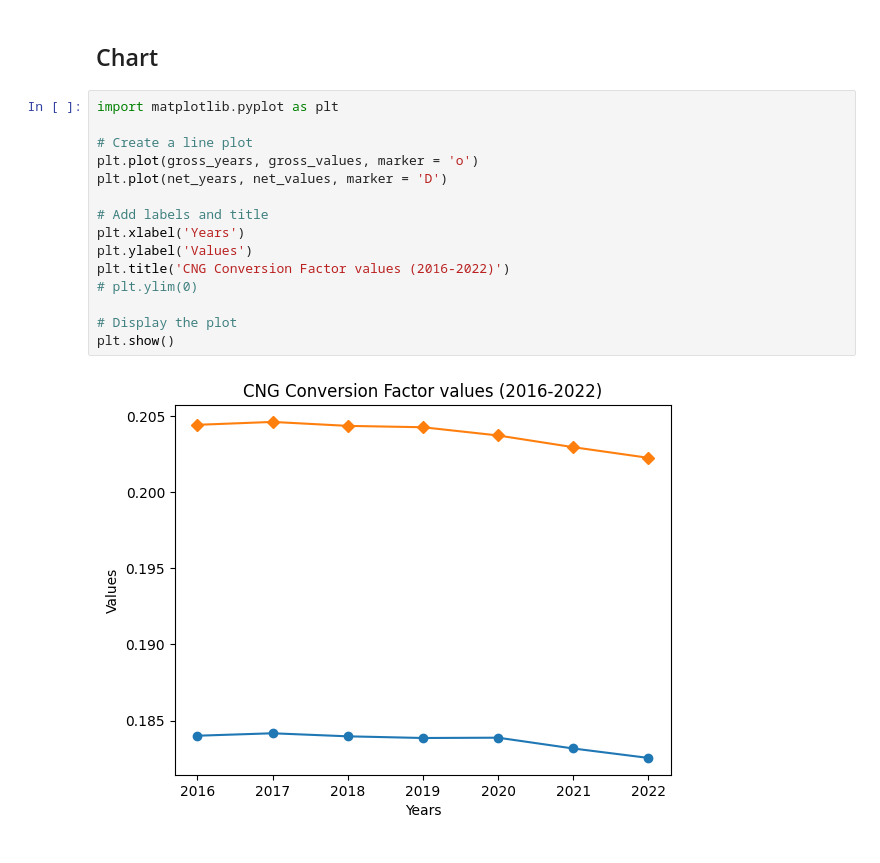
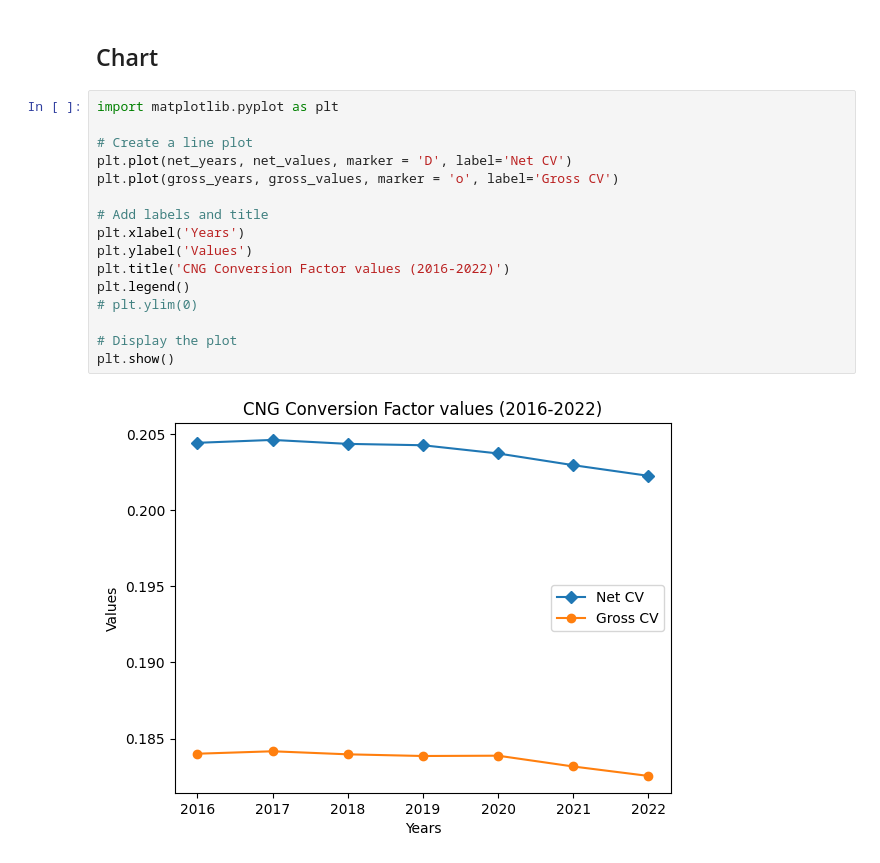
Before and after one commit to TEC-Toolkit/cfkg, a Jupyter notebook: tutorial/Using_CFKG_Evolution_of_Conversion_Factors_through_the_years.ipynb, the cells around one changed output. Cells and saved outputs as stored; diff of their text form.

Commit message:
Legend in tutorial plot

```diff
--- a/tutorial/Using_CFKG_Evolution_of_Conversion_Factors_through_the_years.ipynb
+++ b/tutorial/Using_CFKG_Evolution_of_Conversion_Factors_through_the_years.ipynb
@@ -137,17 +137,18 @@ Now we can plot them as shown below.
 # %%
 import matplotlib.pyplot as plt
 
 # Create a line plot
-plt.plot(gross_years, gross_values, marker = 'o')
-plt.plot(net_years, net_values, marker = 'D')
+plt.plot(net_years, net_values, marker = 'D', label='Net CV')
+plt.plot(gross_years, gross_values, marker = 'o', label='Gross CV')
 
 # Add labels and title
 plt.xlabel('Years')
 plt.ylabel('Values')
 plt.title('CNG Conversion Factor values (2016-2022)')
+plt.legend()
 # plt.ylim(0)
 
 # Display the plot
 plt.show()
 # %% [output]
-[figure, old version]
+[figure, new version]
```
